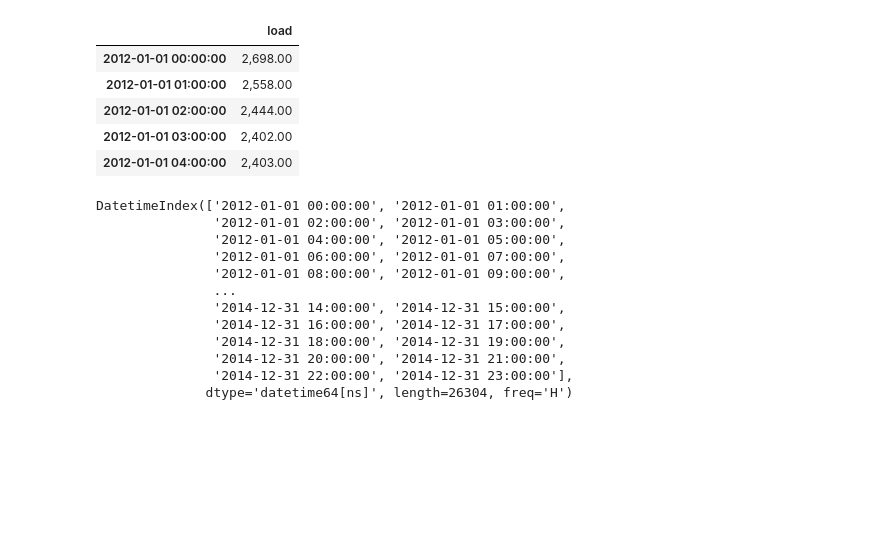
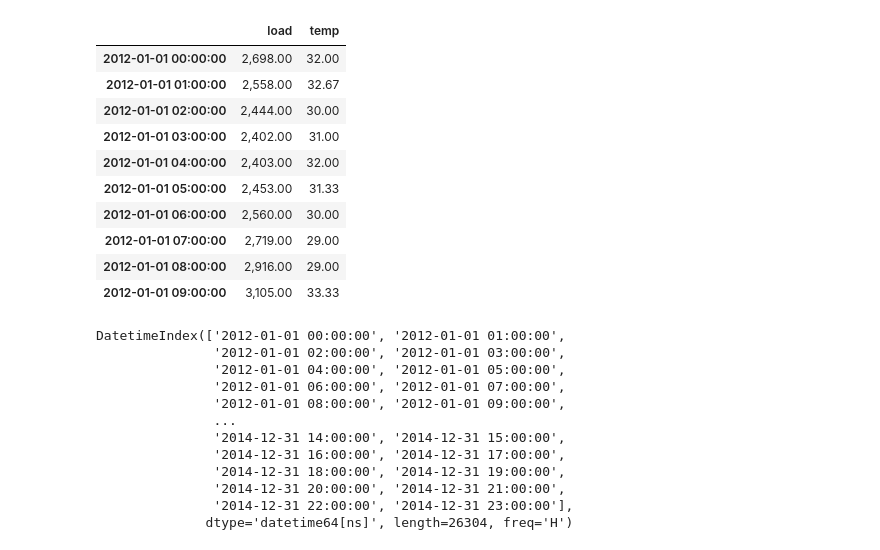
Before and after one commit to paulsok/kaggle, a Jupyter notebook: Global Energy Forecasting Competition/Global_Energy_Forecasting_Competition.ipynb, the cells around one changed output. Drawn from its saved outputs; the diff is of its cells as text; code cells hidden in the pictures; blank space fills up the shorter version.

```diff
--- a/Global Energy Forecasting Competition/Global_Energy_Forecasting_Competition.ipynb
+++ b/Global Energy Forecasting Competition/Global_Energy_Forecasting_Competition.ipynb
@@ -47,14 +58,19 @@ GEFCom2014.zip      100%[===================>] 120.51M  44.4MB/s    in 2.7s
 # %%
 # load the data from csv into a pandas dataframe
-ts_data_load = load_data(data_dir)[['load']]
-ts_data_load.head()
+ts_data_load = load_data(data_dir)
+ts_data_load.head(10)
 # %% [output]
-|  | load |
-| 2012-01-01 00:00:00 | 2,698.00 |
-| 2012-01-01 01:00:00 | 2,558.00 |
-| 2012-01-01 02:00:00 | 2,444.00 |
-| 2012-01-01 03:00:00 | 2,402.00 |
-| 2012-01-01 04:00:00 | 2,403.00 |
+|  | load | temp |
+| 2012-01-01 00:00:00 | 2,698.00 | 32.00 |
+| 2012-01-01 01:00:00 | 2,558.00 | 32.67 |
+| 2012-01-01 02:00:00 | 2,444.00 | 30.00 |
+| 2012-01-01 03:00:00 | 2,402.00 | 31.00 |
+| 2012-01-01 04:00:00 | 2,403.00 | 32.00 |
+| 2012-01-01 05:00:00 | 2,453.00 | 31.33 |
+| 2012-01-01 06:00:00 | 2,560.00 | 30.00 |
+| 2012-01-01 07:00:00 | 2,719.00 | 29.00 |
+| 2012-01-01 08:00:00 | 2,916.00 | 29.00 |
+| 2012-01-01 09:00:00 | 3,105.00 | 33.33 |
 # %%
 ts_data_load.index
 # %% [output]
```
Also changed, not shown: parts of 12 cells of this notebook.
